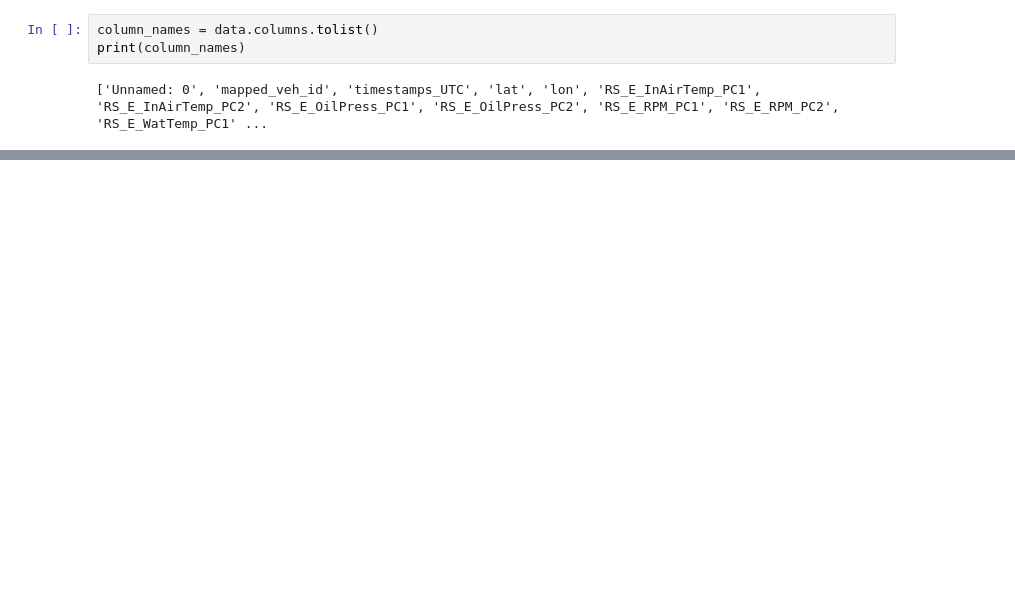
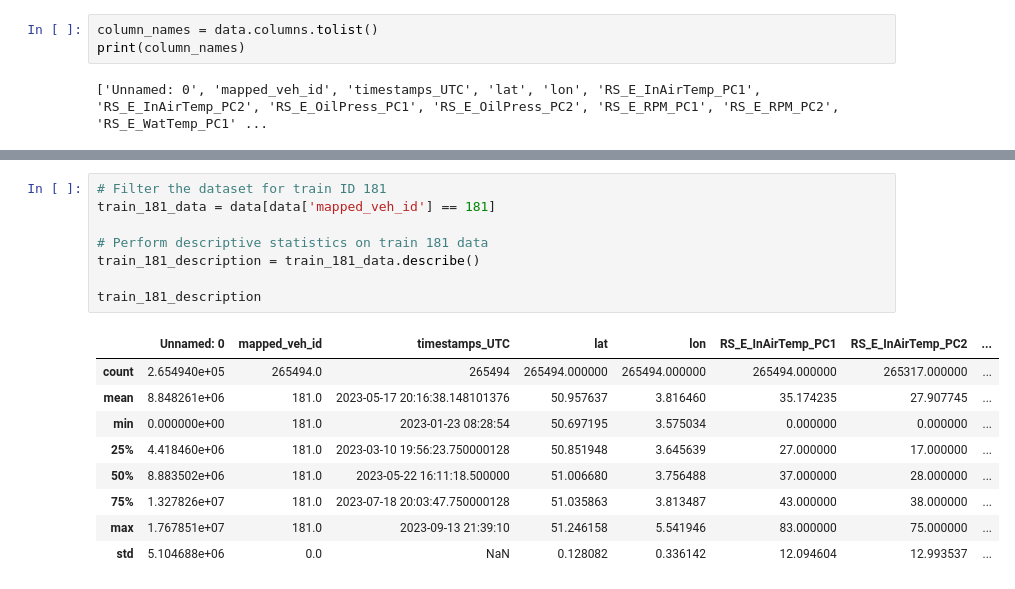
Before and after one commit to yutao-data/Data_Mining_SNCB, a Jupyter notebook: notebooks/sncb-data-prepocessing.ipynb, the cells around one changed output, grey strips where cells are left out. Saved outputs shown, nothing was run; the diff lists cells and outputs as text; blank space fills up the shorter version.

```diff
--- a/notebooks/sncb-data-prepocessing.ipynb
+++ b/notebooks/sncb-data-prepocessing.ipynb
@@ -313,0 +289,18 @@ plt.show()
+# %%
+# Filter the dataset for train ID 181
+train_181_data = data[data['mapped_veh_id'] == 181]
+
+# Perform descriptive statistics on train 181 data
+train_181_description = train_181_data.describe()
+
+train_181_description
+# %% [output]
+|  | Unnamed: 0 | mapped_veh_id | timestamps_UTC | lat | lon | RS_E_InAirTemp_PC1 | RS_E_InAirTemp_PC2 | ... |
+| count | 2.654940e+05 | 265494.0 | 265494 | 265494.000000 | 265494.000000 | 265494.000000 | 265317.000000 | ... |
+| mean | 8.848261e+06 | 181.0 | 2023-05-17 20:16:38.148101376 | 50.957637 | 3.816460 | 35.174235 | 27.907745 | ... |
+| min | 0.000000e+00 | 181.0 | 2023-01-23 08:28:54 | 50.697195 | 3.575034 | 0.000000 | 0.000000 | ... |
+| 25% | 4.418460e+06 | 181.0 | 2023-03-10 19:56:23.750000128 | 50.851948 | 3.645639 | 27.000000 | 17.000000 | ... |
+| 50% | 8.883502e+06 | 181.0 | 2023-05-22 16:11:18.500000 | 51.006680 | 3.756488 | 37.000000 | 28.000000 | ... |
+| 75% | 1.327826e+07 | 181.0 | 2023-07-18 20:03:47.750000128 | 51.035863 | 3.813487 | 43.000000 | 38.000000 | ... |
+| max | 1.767851e+07 | 181.0 | 2023-09-13 21:39:10 | 51.246158 | 5.541946 | 83.000000 | 75.000000 | ... |
+| std | 5.104688e+06 | 0.0 | NaN | 0.128082 | 0.336142 | 12.094604 | 12.993537 | ... |
```
Also changed, not shown: parts of 20 cells of this notebook.
